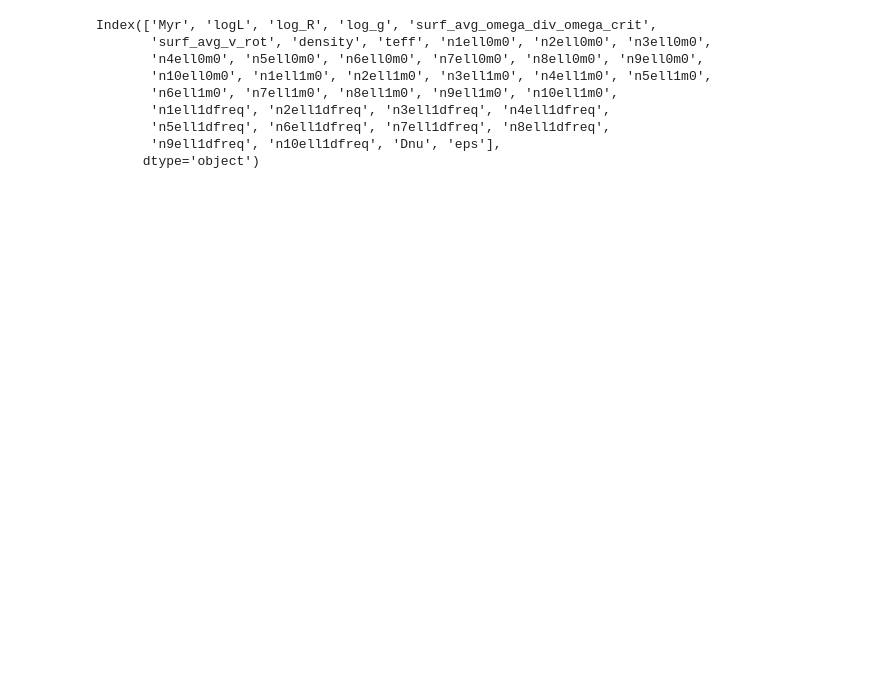
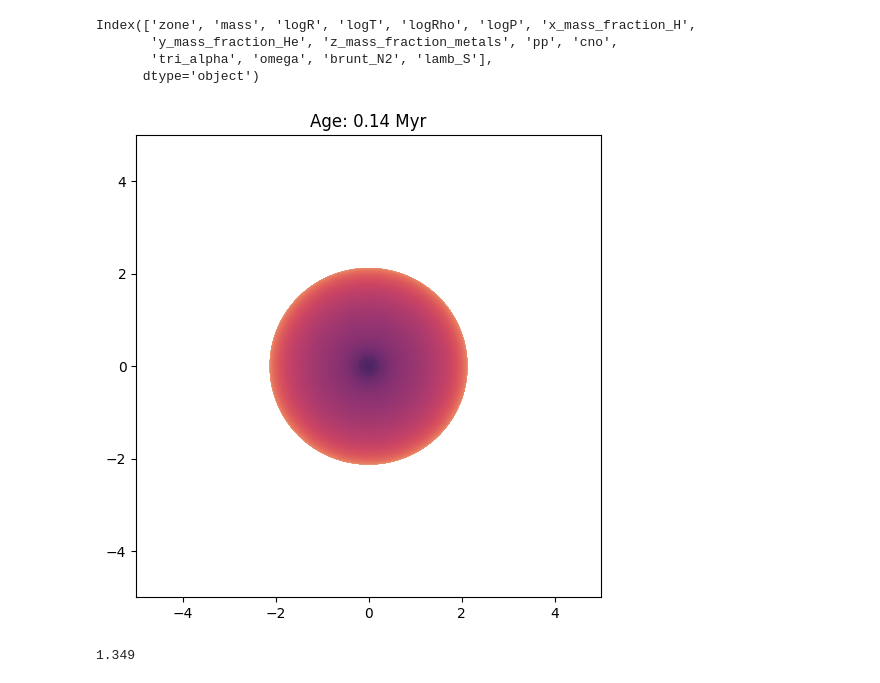
Before and after one commit to gautam-404/MESA-tests, a Jupyter notebook: test.ipynb, the cells around one changed output. Drawn from its saved outputs; the diff is of its cells as text; code cells hidden in the pictures; blank space fills up the shorter version.

```diff
--- a/test.ipynb
+++ b/test.ipynb
@@ -18,3 +73,60 @@ df = df[['Myr', 'm', 'z', 'v', 'tr_num', 'logL', 'log_R', 'log_g', 'surf_avg_ome
+# %%
+profiles[0].columns
+# %% [output]
+Index(['zone', 'mass', 'logR', 'logT', 'logRho', 'logP', 'x_mass_fraction_H',
+       'y_mass_fraction_He', 'z_mass_fraction_metals', 'pp', 'cno',
+       'tri_alpha', 'omega', 'brunt_N2', 'lamb_S'],
+      dtype='object')
+# %%
+def plot_2d(args):
+    age, profile = args
+    palette = sns.color_palette("flare", len(profile))
+    theta = np.linspace(0, 2*np.pi, 100)  # 100 points evenly spaced from 0 to 2*pi
+    radius_max = 10**profile.logR.max()
+    for i, row in profile.iterrows():
+        radius = 10**row.logR
+        # Convert 1D values to 2D Cartesian coordinates
+        x = radius * np.cos(theta)
+        y = radius * np.sin(theta)
+        plt.plot(x, y, lw=1, color=palette[i])
+    r = 5
+    plt.xlim(-r, r)
+    plt.ylim(-r, r)
+    plt.title(f"Age: {age:.2f} Myr")
+# %%
+from matplotlib.animation import FuncAnimation, PillowWriter
+
+fig = plt.figure(figsize=(6, 6))
+ani = FuncAnimation(fig, plot_2d, frames=zip(ages, profiles), repeat=False)
+ani.save(f'figures/2d.gif', writer='pillow', dpi=300)
+# %%
+import time
+from IPython import display
+
+with plt.ion():
+    fig = plt.figure(figsize=(6, 6))
+    ax = fig.add_subplot(111)
+    for i, profile in enumerate(profiles):
+        try:
+            plt.cla()
+            palette = sns.color_palette("flare", len(profile))
+            plot_2d(profile, palette)
+            # plt.colorbar(10**profile.logRho, label='Density')
+            r = 5
+            plt.xlim(-r, r)
+            plt.ylim(-r, r)
+            plt.title(f"Age: {ages[i]:.2f} Myr")
+            display.display(plt.gcf())
+            display.clear_output(wait=True)
+            # time.sleep(0.1)
+        except KeyboardInterrupt:
+            break
+# %% [output]
+[figure, added]
+# %%
+1.349%10
+# %% [output]
+1.349
 # %%
 ages = np.arange(0, 40, 0.01)
 
@@ -29,18 +141,6 @@ for tr_num in range(6):
             f = interp1d(this_df.Myr, this_df[col], kind='cubic', fill_value='extrapolate')
             new_df[col] = f(ages)
     dfs.append(new_df)
-# %%
-dfs[0].columns
-# %% [output]
-Index(['Myr', 'logL', 'log_R', 'log_g', 'surf_avg_omega_div_omega_crit',
-       'surf_avg_v_rot', 'density', 'teff', 'n1ell0m0', 'n2ell0m0', 'n3ell0m0',
-       'n4ell0m0', 'n5ell0m0', 'n6ell0m0', 'n7ell0m0', 'n8ell0m0', 'n9ell0m0',
-       'n10ell0m0', 'n1ell1m0', 'n2ell1m0', 'n3ell1m0', 'n4ell1m0', 'n5ell1m0',
-       'n6ell1m0', 'n7ell1m0', 'n8ell1m0', 'n9ell1m0', 'n10ell1m0',
-       'n1ell1dfreq', 'n2ell1dfreq', 'n3ell1dfreq', 'n4ell1dfreq',
-       'n5ell1dfreq', 'n6ell1dfreq', 'n7ell1dfreq', 'n8ell1dfreq',
-       'n9ell1dfreq', 'n10ell1dfreq', 'Dnu', 'eps'],
-      dtype='object')
 # %%
 cols0 = ['n1ell0m0', 'n2ell0m0', 'n3ell0m0',
        'n4ell0m0', 'n5ell0m0', 'n6ell0m0', 'n7ell0m0', 'n8ell0m0', 'n9ell0m0',
```
Also changed, not shown: parts of 8 cells of this notebook, 3 other files.
